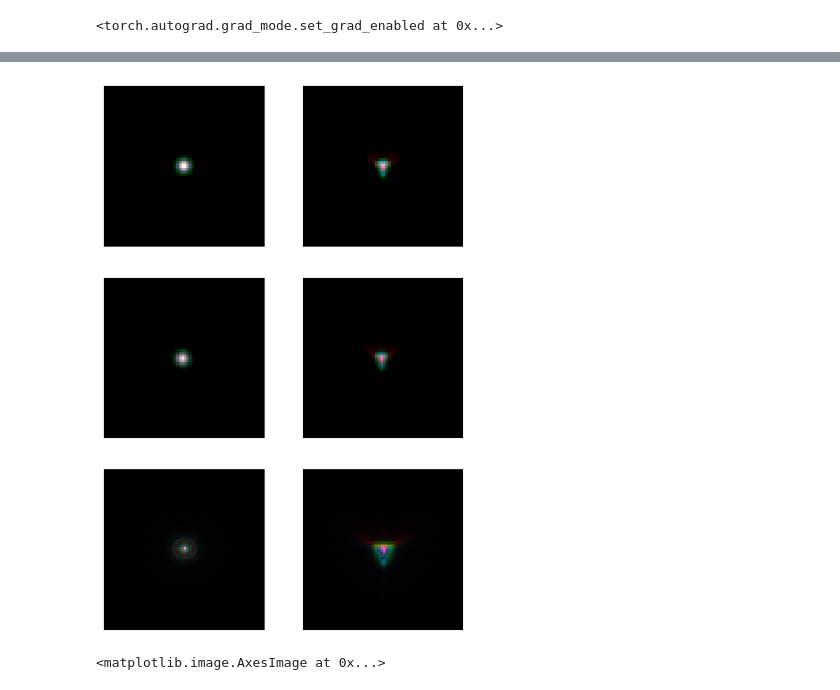
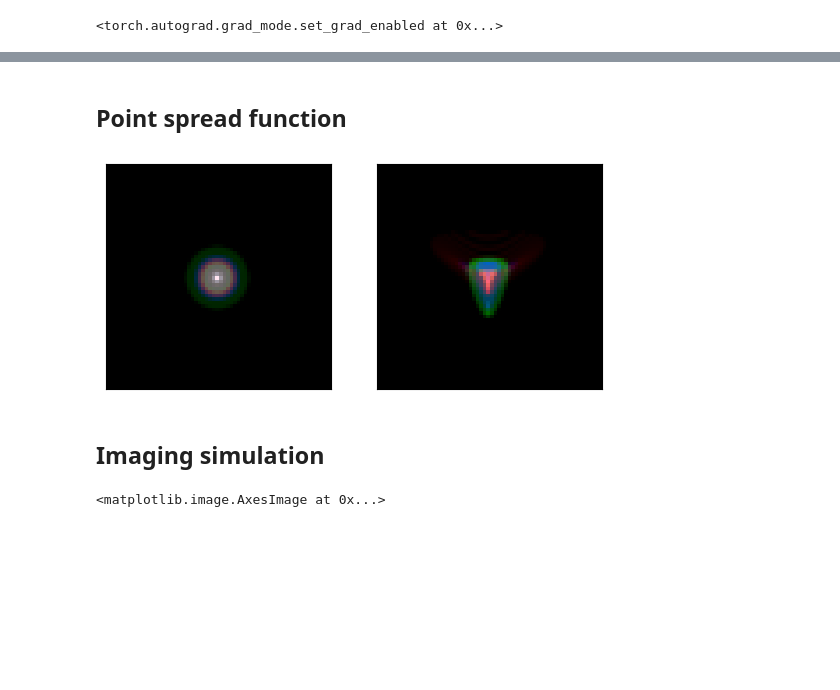
Before and after one commit to GjQAQ/dnois, a Jupyter notebook: demos/DoubleGauss.ipynb, the cells around one changed output, grey strips where cells are left out. Saved outputs shown, nothing was run; the diff lists cells and outputs as text; code cells hidden in the pictures; blank space fills up the shorter version.

```diff
--- a/demos/DoubleGauss.ipynb
+++ b/demos/DoubleGauss.ipynb
@@ -89,32 +80,22 @@ _ = optics.plot_spot_diagram(points, 588e-9, width=2e-5)
-# %%
-obj = optics.fovd2obj(torch.tensor([(0., 0.), (0., 14.)]).deg2rad().to(device), float('inf'))
-
-psf_inc_rect = optics.psf(obj, psf_type='inc_rect', psf_center='mean')
-psf_inc_gaussian = optics.psf(obj, psf_type='inc_gaussian', psf_center='mean')
-# psf_coh_huygens = optics.psf(obj, psf_type='coh_huygens', psf_center='mean', samples=256)
-# psf_coh_kirchoff = optics.psf(obj, psf_type='coh_kirchoff', psf_center='mean', samples=256)
-psf_coh_fraunhofer = optics.psf(obj, psf_type='coh_fraunhofer', psf_center='chief', samples=512)
-
-psfs = [
-    psf_inc_rect,
-    psf_inc_gaussian,
-    # psf_coh_huygens,
-    # psf_coh_kirchoff,
-    psf_coh_fraunhofer,
-]
-
-fig, axs = plt.subplots(len(psfs), obj.size(0), figsize=(obj.size(0) * 3, len(psfs) * 3), squeeze=False)
-for i, ax_row in enumerate(axs):
-    for j, ax in enumerate(ax_row):
-        psf_show = psfs[i][j]
-        psf_show = psf_show / psf_show.sum((-2, -1), True)
-        psf_show = psf_show / psf_show.max()
-        psf_show = psf_show ** 0.5
-        ax.imshow(dnois.utils.t4plot(psf_show.permute(1, 2, 0)))
-        ax.set_xticks([])
-        ax.set_yticks([])
-# %% [output]
-[figure, removed]
+# %% [markdown]
+## Point spread function
+# %%
+obj = optics.fovd2obj(torch.tensor([(0., 0.), (0., 14.)]).deg2rad().to(device), float('inf'))
+psf = optics.psf(obj, psf_type='inc_rect', psf_center='mean')
+
+fig, axs = plt.subplots(1, psf.size(0))
+for i, ax in enumerate(axs):
+    psf_show = psf[i]
+    psf_show = psf_show / psf_show.sum((-2, -1), True)
+    psf_show = psf_show / psf_show.max()
+    psf_show = psf_show ** 0.5
+    ax.imshow(dnois.utils.t4plot(psf_show.permute(1, 2, 0)))
+    ax.set_xticks([])
+    ax.set_yticks([])
+# %% [output]
+[figure, added]
+# %% [markdown]
+## Imaging simulation
 # %%
 img_path = '../assets/LenaRGB.bmp'
 img = Image.open(img_path)
```
Also changed, not shown: parts of 13 cells of this notebook, 6 other files.
